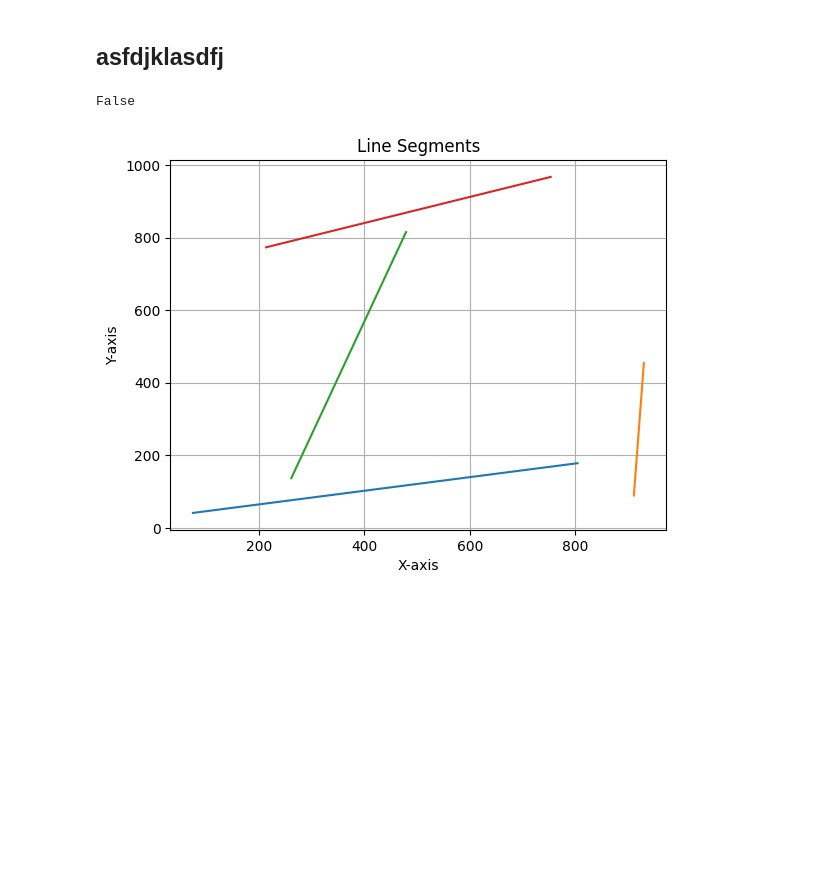
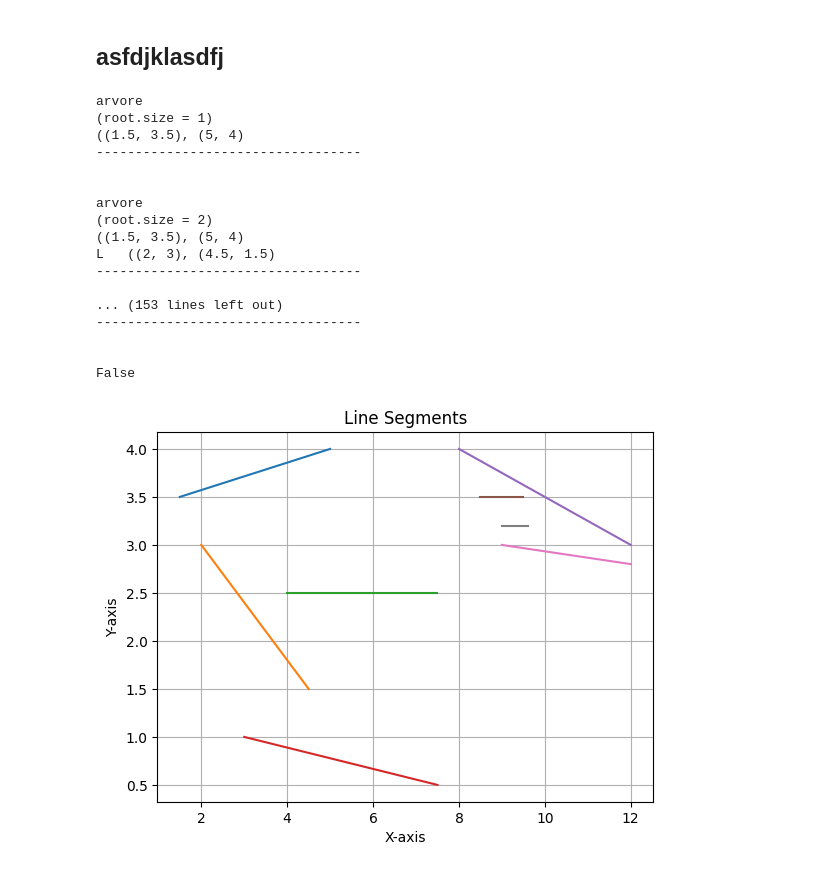
Before and after one commit to Chbmleao/Algorithms2-TP1, a Jupyter notebook: tp1.ipynb, the cells around one changed output. Cells and saved outputs as stored; diff of their text form; code cells hidden in the pictures; blank space fills up the shorter version.

```diff
--- a/tp1.ipynb
+++ b/tp1.ipynb
@@ -498,14 +492,11 @@ def anySegmentsIntersect(S):
 
     events = sorted(events, key=cmp_to_key(compareEvents))
 
-    # for ev in events:
-    #     print(ev['point'], ev['segmentIdx'], ev['isTerminal'])
-
     for ev in events:
         segment = S[ev['segmentIdx']]
-        node = Node(segment)
 
         if not ev['isTerminal']:
+            node = Node(segment)
             T.insert(node)
 
             predecessor = T.predecessor(node)
@@ -517,6 +508,7 @@ def anySegmentsIntersect(S):
                 return True
 
         if ev['isTerminal']:
+            node = T.search(segment)
             predecessor = T.predecessor(node)
             sucessor = T.successor(node)
             if predecessor and sucessor and intersect(predecessor.value, sucessor.value):
@@ -549,7 +541,7 @@ def generateSegments(count, min, max):
         segments.append(segment)
     return segments
 
-segmentsOriginal = generateSegments(4, 0, 1000)
+segmentsOriginal = [((1.5, 3.5), (5, 4)), ((2,3) , (4.5, 1.5)), ((4, 2.5), (7.5, 2.5)), ((3,1), (7.5, 0.5)), ((8,4), (12, 3)), ((8.5, 3.5), (9.5, 3.5)), ((9, 3), (12, 2.8)), ((9.6, 3.2), (9, 3.2))]
 
 segments = map(
     lambda points:
@@ -557,31 +549,47 @@ segments = map(
         Point(points[0][0], points[0][1]),
         Point(points[1][0], points[1][1])
     ),
     segmentsOriginal
 )
 
 segments = list(segments)
 
 
 print(anySegmentsIntersect(segments))
 # Extract x and y coordinates for plotting
 x_values = [x for segment in segmentsOriginal for x, y in segment]
 y_values = [y for segment in segmentsOriginal for x, y in segment]
 
 # Plot line segments
 for segment in segmentsOriginal:
     x1, y1 = segment[0]
     x2, y2 = segment[1]
     plt.plot([x1, x2], [y1, y2])
 
 # Customize the plot (labels, title, etc.)
 plt.xlabel("X-axis")
 plt.ylabel("Y-axis")
 plt.title("Line Segments")
 
 # Show the plot
 plt.grid(True)
 plt.show()
 # %% [output]
+arvore
+(root.size = 1)
+((1.5, 3.5), (5, 4)
+----------------------------------
+
+
+arvore
+(root.size = 2)
+((1.5, 3.5), (5, 4)
+L   ((2, 3), (4.5, 1.5)
+----------------------------------
+
+... (153 lines left out)
+----------------------------------
+
+
 False
-[figure, old version]
+[figure, new version]
```
Also changed, not shown: parts of 3 cells of this notebook.
